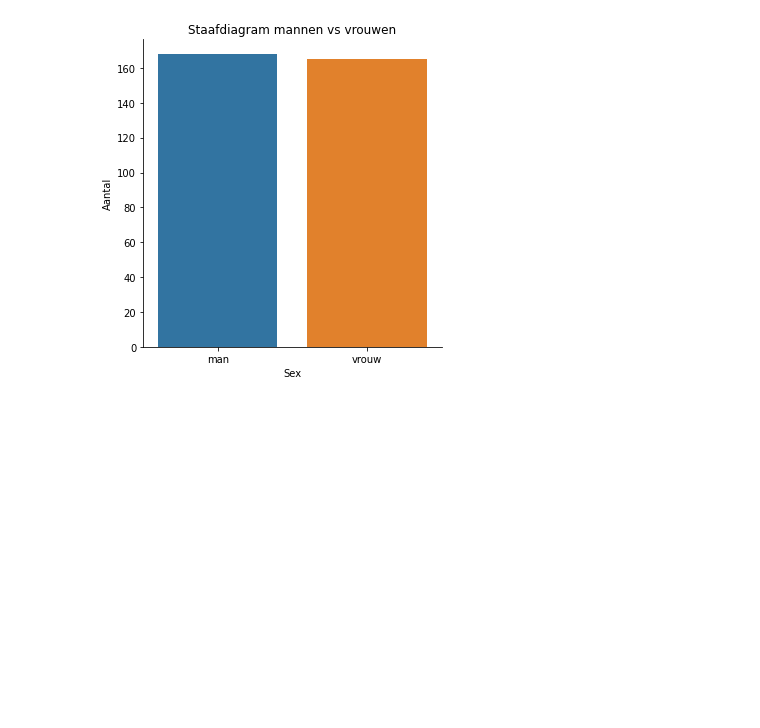
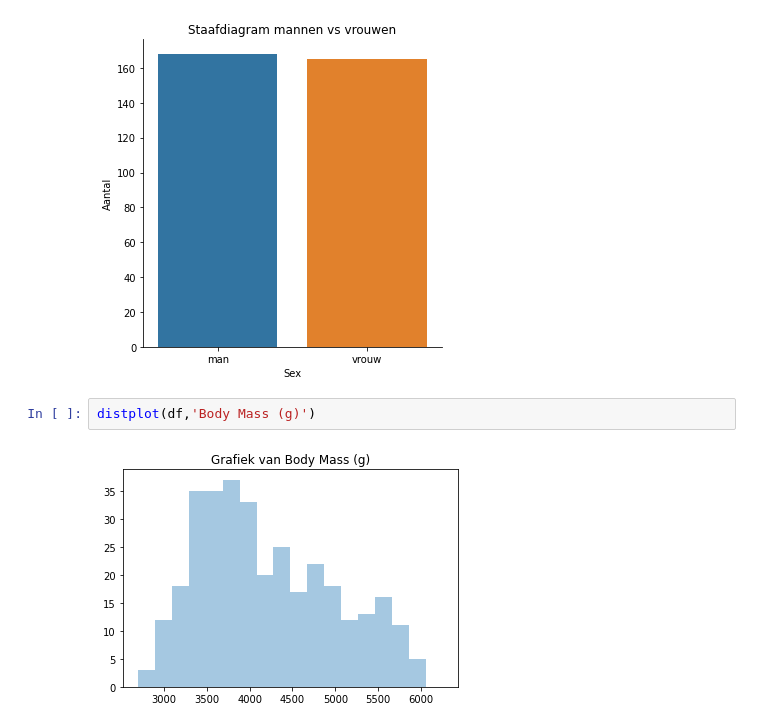
Before and after one commit to bleuzetim/PythonMCT, a Jupyter notebook: Data Science/Defenitions/test.ipynb, the cells around one changed output. Saved outputs shown, nothing was run; the diff lists cells and outputs as text; blank space fills up the shorter version.

```diff
--- a/Data Science/Defenitions/test.ipynb
+++ b/Data Science/Defenitions/test.ipynb
@@ -12,3 +23,7 @@ catplot(df,'Sex','','count','Sex','Aantal','Staafdiagram mannen vs vrouwen',[0,1
 plt.show()
 # %% [output]
 [figure]
+# %%
+distplot(df,'Body Mass (g)')
+# %% [output]
+[figure, added]
```
Also changed, not shown: parts of 3 cells of this notebook, 59 other files.
